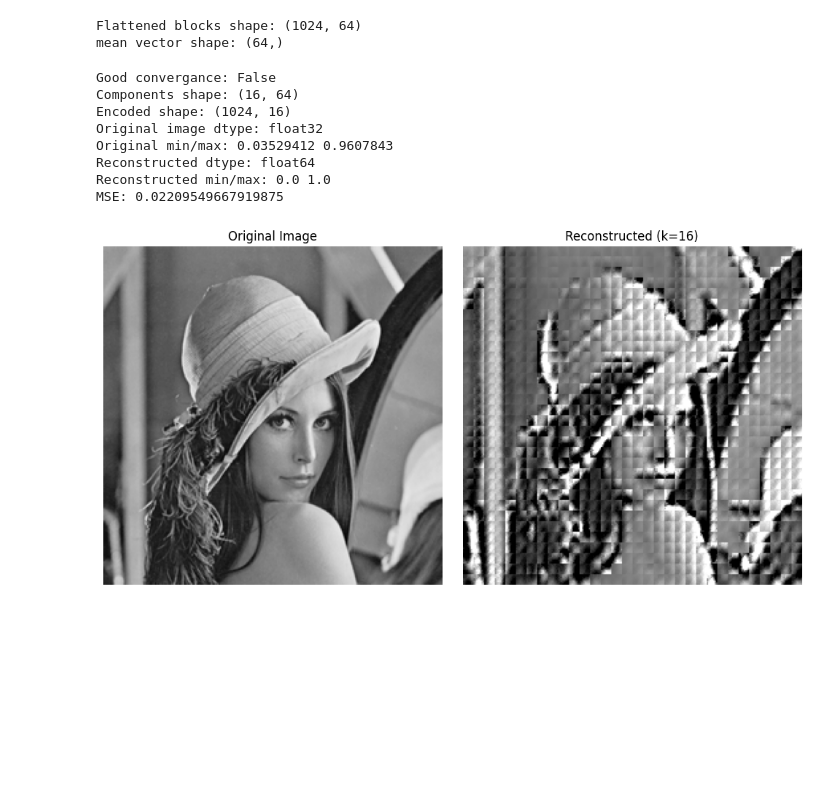
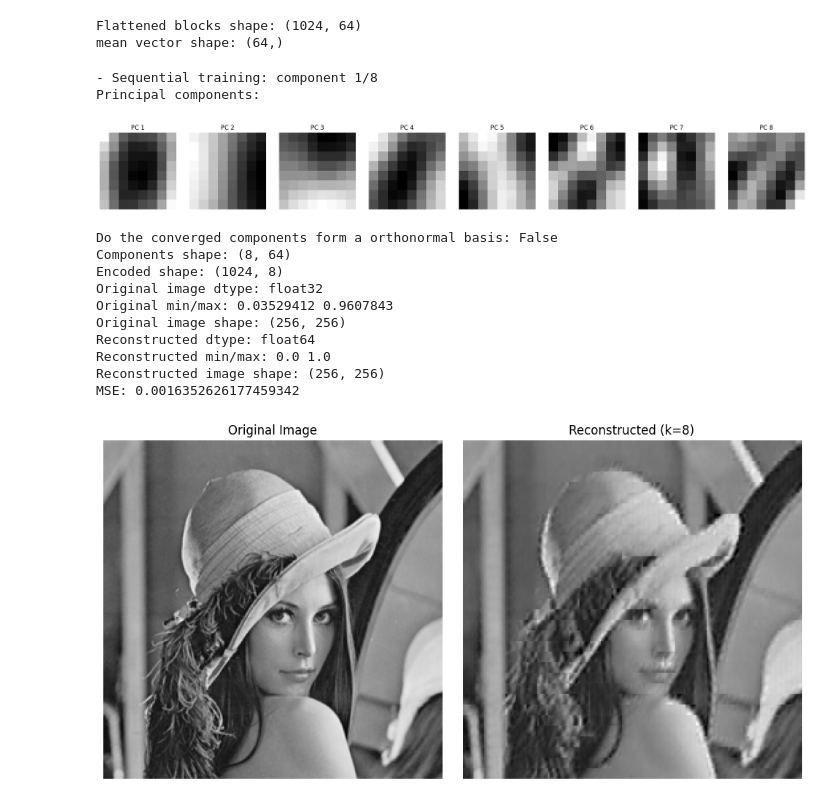
Before and after one commit to tomasbelak24/fmfiuk-ann-pca-project, a Jupyter notebook: pca.ipynb, the cells around one changed output. Drawn from its saved outputs; the diff is of its cells as text; code cells hidden in the pictures; blank space fills up the shorter version.

Commit message:
WORKING PARALLEL & SEQUENTIAL TRAINING MODES

```diff
--- a/pca.ipynb
+++ b/pca.ipynb
@@ -43,42 +43,55 @@ print("mean vector shape:", mean_vector.shape)
 Flattened blocks shape: (1024, 64)
 mean vector shape: (64,)
 # %%
-for k in (16,):
-    gha = GHA(input_dim=64, num_components=k, learning_rate=0.0005)
-    gha.train(centered_blocks, epochs=1000)
+for k in (8,):
+    gha = GHA(input_dim=64, num_components=k)
+    #gha.train_parallel(centered_blocks, epochs=2000, lr=0.005)
+    gha.train_sequential(centered_blocks, epochs=1000, lr=0.005)
 
     components = gha.get_components()
+    #print(components)
     #check_component_properties(components)
-    print(f"Good convergance: {np.allclose(components @ components.T, np.eye(k))}")
+    print("Principal components: ")
+    visualize_components(components, 1, 8)
+    print(f"Do the converged components form a orthonormal basis: {np.allclose(components @ components.T, np.eye(k))}")
     print("Components shape:", components.shape)
     #print(components)
 
     encoded_blocks = encode_blocks(flattened_blocks, mean_vector, components)
     print(f"Encoded shape: {encoded_blocks.shape}")  # should be (1024, k)
 
-    reconstructed_flat = reconstruct_blocks(encoded_blocks, mean_vector, components)
-    reconstructed_blocks = reshape_blocks(reconstructed_flat)
-    reconstructed_image = blocks_to_image(reconstructed_blocks)
+    reconstructed_image = reconstruct_image(encoded_blocks, mean_vector, components)
+    #reconstructed_flat = reconstruct_blocks(encoded_blocks, mean_vector, components)
+    #reconstructed_blocks = reshape_blocks(reconstructed_flat)
+    #reconstructed_image = blocks_to_image(reconstructed_blocks)
 
     print("Original image dtype:", image.dtype)
     print("Original min/max:", image.min(), image.max())
+    print("Original image shape:", image.shape)
 
     print("Reconstructed dtype:", reconstructed_image.dtype)
     print("Reconstructed min/max:", reconstructed_image.min(), reconstructed_image.max())
+    print("Reconstructed image shape:", reconstructed_image.shape)
+
 
     print(f"MSE: {np.mean((image - reconstructed_image) ** 2)}")
     show_original_vs_reconstructed(image, reconstructed_image, k)
     #plt.imshow(reconstructed_image, cmap='gray')
     #plt.title(f'Reconstructed Image using k={k} components')
     #plt.axis('off')
     #plt.show()
 # %% [output]
-Good convergance: False
-Components shape: (16, 64)
-Encoded shape: (1024, 16)
-Original image dtype: float32
-Original min/max: 0.03529412 0.9607843
-Reconstructed dtype: float64
-Reconstructed min/max: 0.0 1.0
-MSE: 0.02209549667919875
+- Sequential training: component 1/8
+Principal components:
-[figure, old version]
+[figure, new version]
+Do the converged components form a orthonormal basis: False
+Components shape: (8, 64)
+Encoded shape: (1024, 8)
+Original image dtype: float32
+Original min/max: 0.03529412 0.9607843
+Original image shape: (256, 256)
+Reconstructed dtype: float64
+Reconstructed min/max: 0.0 1.0
+Reconstructed image shape: (256, 256)
+MSE: 0.0016352626177459342
+[figure, added]
```
Also changed, not shown: parts of 1 cell of this notebook, 4 other files.
